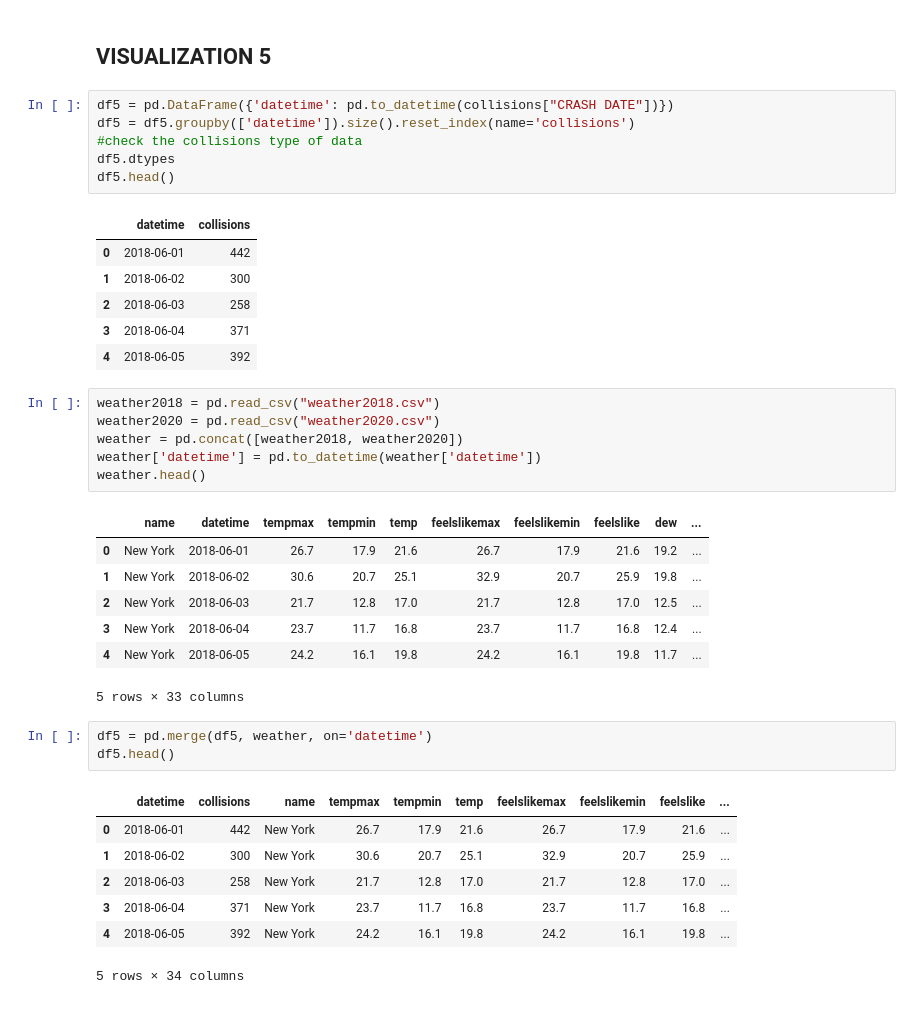
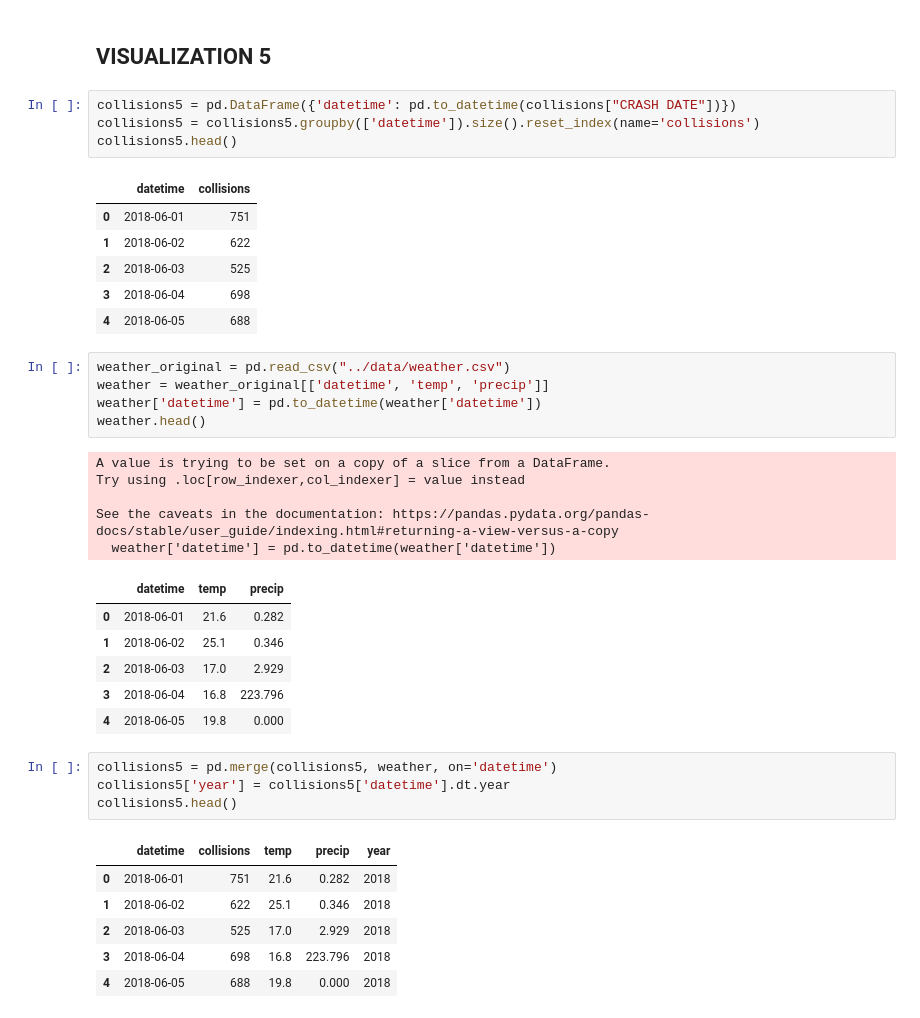
Before and after one commit to carlosarboness/Data-Visualization, a Jupyter notebook: Project 1/notebooks/collisions.ipynb, the cells around one changed output. Cells and saved outputs as stored; diff of their text form.

```diff
--- a/Project 1/notebooks/collisions.ipynb
+++ b/Project 1/notebooks/collisions.ipynb
@@ -77,41 +75,42 @@ alt.Chart(df3).mark_line().encode(
 # %% [markdown]
 ## VISUALIZATION 5
 # %%
-df5 = pd.DataFrame({'datetime': pd.to_datetime(collisions["CRASH DATE"])})
-df5 = df5.groupby(['datetime']).size().reset_index(name='collisions')
-#check the collisions type of data
-df5.dtypes
-df5.head()
+collisions5 = pd.DataFrame({'datetime': pd.to_datetime(collisions["CRASH DATE"])})
+collisions5 = collisions5.groupby(['datetime']).size().reset_index(name='collisions')
+collisions5.head()
 # %% [output]
 |  | datetime | collisions |
-| 0 | 2018-06-01 | 442 |
-| 1 | 2018-06-02 | 300 |
-| 2 | 2018-06-03 | 258 |
-| 3 | 2018-06-04 | 371 |
-| 4 | 2018-06-05 | 392 |
+| 0 | 2018-06-01 | 751 |
+| 1 | 2018-06-02 | 622 |
+| 2 | 2018-06-03 | 525 |
+| 3 | 2018-06-04 | 698 |
+| 4 | 2018-06-05 | 688 |
 # %%
-weather2018 = pd.read_csv("weather2018.csv")
-weather2020 = pd.read_csv("weather2020.csv")
-weather = pd.concat([weather2018, weather2020])
+weather_original = pd.read_csv("../data/weather.csv")
+weather = weather_original[['datetime', 'temp', 'precip']]
 weather['datetime'] = pd.to_datetime(weather['datetime'])
 weather.head()
 # %% [output]
+A value is trying to be set on a copy of a slice from a DataFrame.
+Try using .loc[row_indexer,col_indexer] = value instead
+
+See the caveats in the documentation: https://pandas.pydata.org/pandas-docs/stable/user_guide/indexing.html#returning-a-view-versus-a-copy
+  weather['datetime'] = pd.to_datetime(weather['datetime'])
-|  | name | datetime | tempmax | tempmin | temp | feelslikemax | feelslikemin | feelslike | dew | ... |
-| 0 | New York | 2018-06-01 | 26.7 | 17.9 | 21.6 | 26.7 | 17.9 | 21.6 | 19.2 | ... |
-| 1 | New York | 2018-06-02 | 30.6 | 20.7 | 25.1 | 32.9 | 20.7 | 25.9 | 19.8 | ... |
-| 2 | New York | 2018-06-03 | 21.7 | 12.8 | 17.0 | 21.7 | 12.8 | 17.0 | 12.5 | ... |
-| 3 | New York | 2018-06-04 | 23.7 | 11.7 | 16.8 | 23.7 | 11.7 | 16.8 | 12.4 | ... |
-| 4 | New York | 2018-06-05 | 24.2 | 16.1 | 19.8 | 24.2 | 16.1 | 19.8 | 11.7 | ... |
+|  | datetime | temp | precip |
+| 0 | 2018-06-01 | 21.6 | 0.282 |
+| 1 | 2018-06-02 | 25.1 | 0.346 |
+| 2 | 2018-06-03 | 17.0 | 2.929 |
+| 3 | 2018-06-04 | 16.8 | 223.796 |
+| 4 | 2018-06-05 | 19.8 | 0.000 |
-5 rows × 33 columns
 # %%
-df5 = pd.merge(df5, weather, on='datetime')
-df5.head()
+collisions5 = pd.merge(collisions5, weather, on='datetime')
+collisions5['year'] = collisions5['datetime'].dt.year
+collisions5.head()
 # %% [output]
-|  | datetime | collisions | name | tempmax | tempmin | temp | feelslikemax | feelslikemin | feelslike | ... |
-| 0 | 2018-06-01 | 442 | New York | 26.7 | 17.9 | 21.6 | 26.7 | 17.9 | 21.6 | ... |
-| 1 | 2018-06-02 | 300 | New York | 30.6 | 20.7 | 25.1 | 32.9 | 20.7 | 25.9 | ... |
-| 2 | 2018-06-03 | 258 | New York | 21.7 | 12.8 | 17.0 | 21.7 | 12.8 | 17.0 | ... |
-| 3 | 2018-06-04 | 371 | New York | 23.7 | 11.7 | 16.8 | 23.7 | 11.7 | 16.8 | ... |
-| 4 | 2018-06-05 | 392 | New York | 24.2 | 16.1 | 19.8 | 24.2 | 16.1 | 19.8 | ... |
+|  | datetime | collisions | temp | precip | year |
+| 0 | 2018-06-01 | 751 | 21.6 | 0.282 | 2018 |
+| 1 | 2018-06-02 | 622 | 25.1 | 0.346 | 2018 |
+| 2 | 2018-06-03 | 525 | 17.0 | 2.929 | 2018 |
+| 3 | 2018-06-04 | 698 | 16.8 | 223.796 | 2018 |
+| 4 | 2018-06-05 | 688 | 19.8 | 0.000 | 2018 |
-5 rows × 34 columns
 # %%
```
Also changed, not shown: parts of 8 cells of this notebook, 1 other file.
